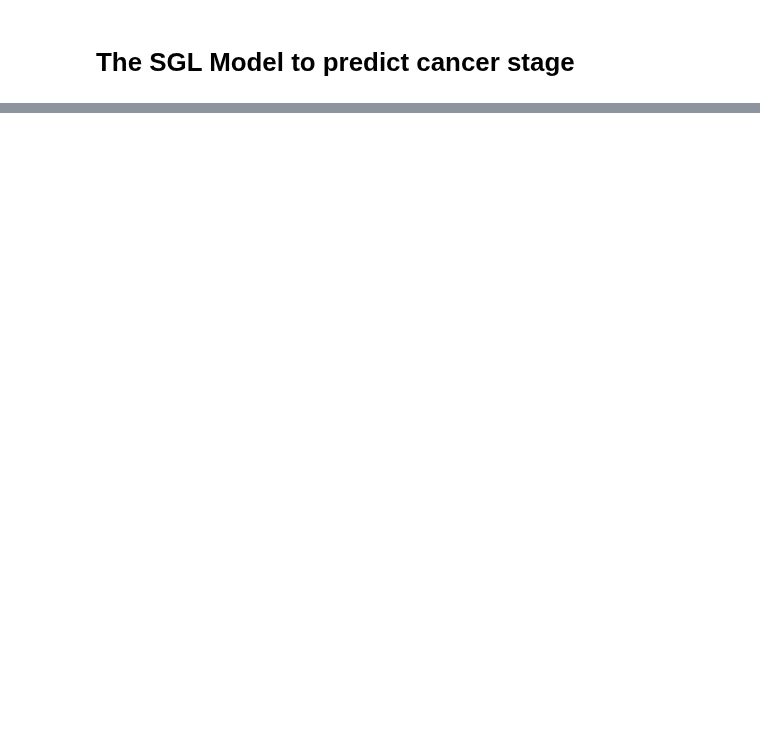
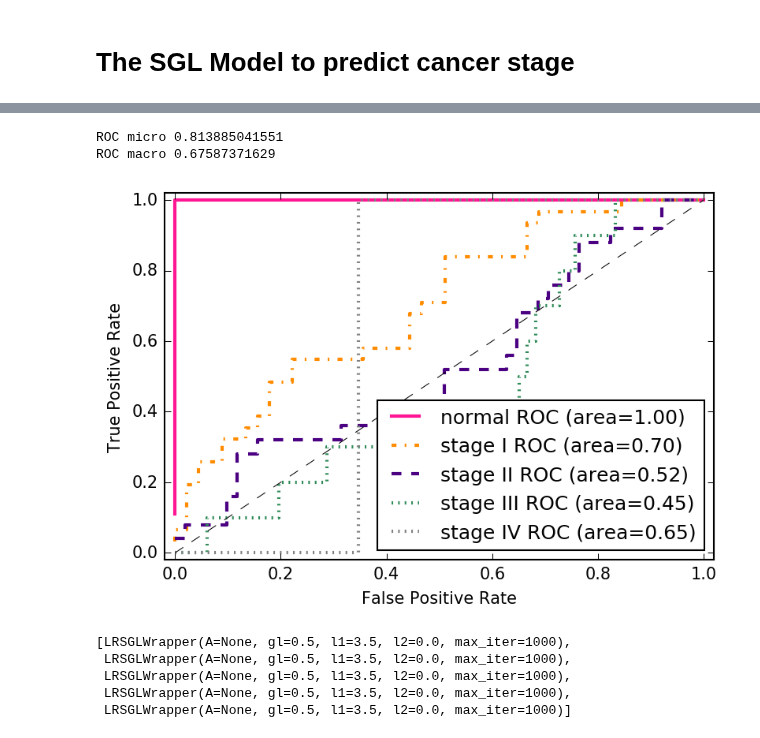
Before and after one commit to JonnyTran/microRNA-Lung-Cancer-Associations, a Jupyter notebook: notebooks/LUSC to clusters.ipynb, the cells around one changed output, grey strips where cells are left out. Drawn from its saved outputs; the diff is of its cells as text; code cells hidden in the pictures; blank space fills up the shorter version.

```diff
--- a/notebooks/LUSC to clusters.ipynb
+++ b/notebooks/LUSC to clusters.ipynb
@@ -953,0 +948,15 @@ ROC macro 0.707101884116
+# %%
+lr_ovr_with_sgl = OneVsRestClassifier(LRSGLWrapper(l1=3.5, max_iter=1000))
+roc_auc_w_group(lr_ovr_with_sgl, X_train, X_test, y_train, y_test)
+# %% [output]
+ROC micro 0.813885041551
+ROC macro 0.67587371629
+[figure, added]
+# %%
+lr_ovr_with_sgl.estimators_
+# %% [output]
+[LRSGLWrapper(A=None, gl=0.5, l1=3.5, l2=0.0, max_iter=1000),
+ LRSGLWrapper(A=None, gl=0.5, l1=3.5, l2=0.0, max_iter=1000),
+ LRSGLWrapper(A=None, gl=0.5, l1=3.5, l2=0.0, max_iter=1000),
+ LRSGLWrapper(A=None, gl=0.5, l1=3.5, l2=0.0, max_iter=1000),
+ LRSGLWrapper(A=None, gl=0.5, l1=3.5, l2=0.0, max_iter=1000)]
```
Also changed, not shown: parts of 23 cells of this notebook.
